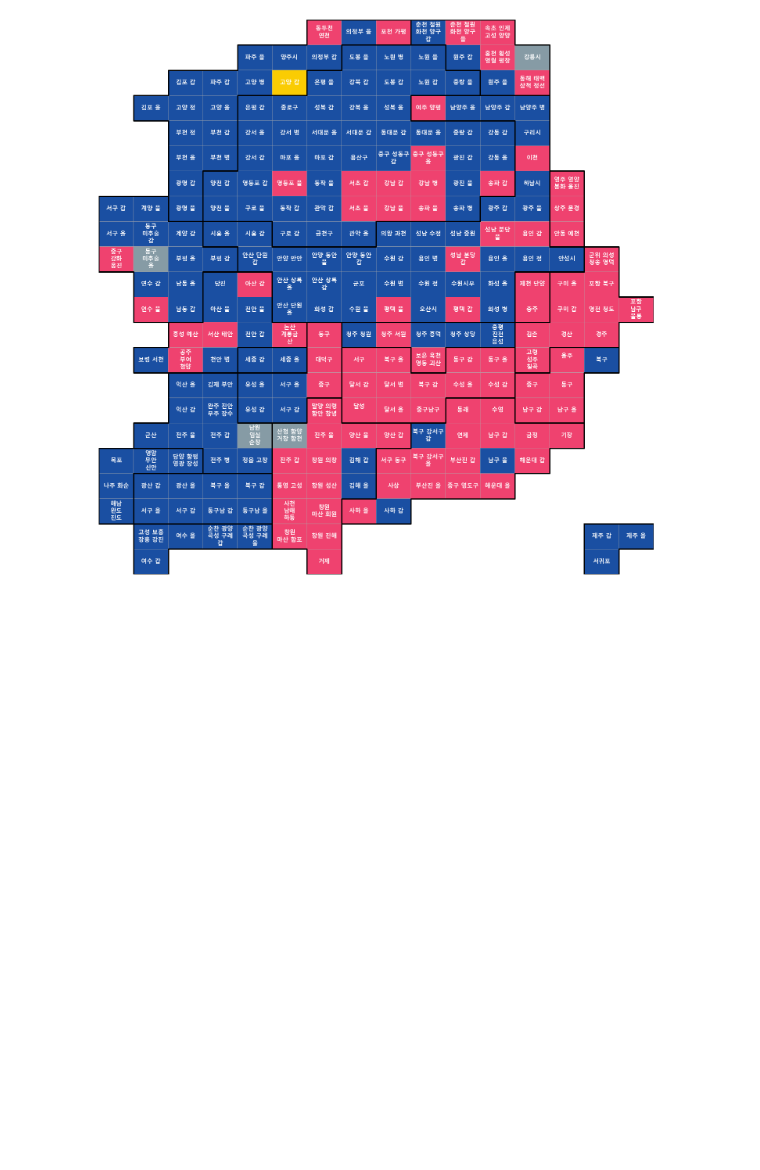
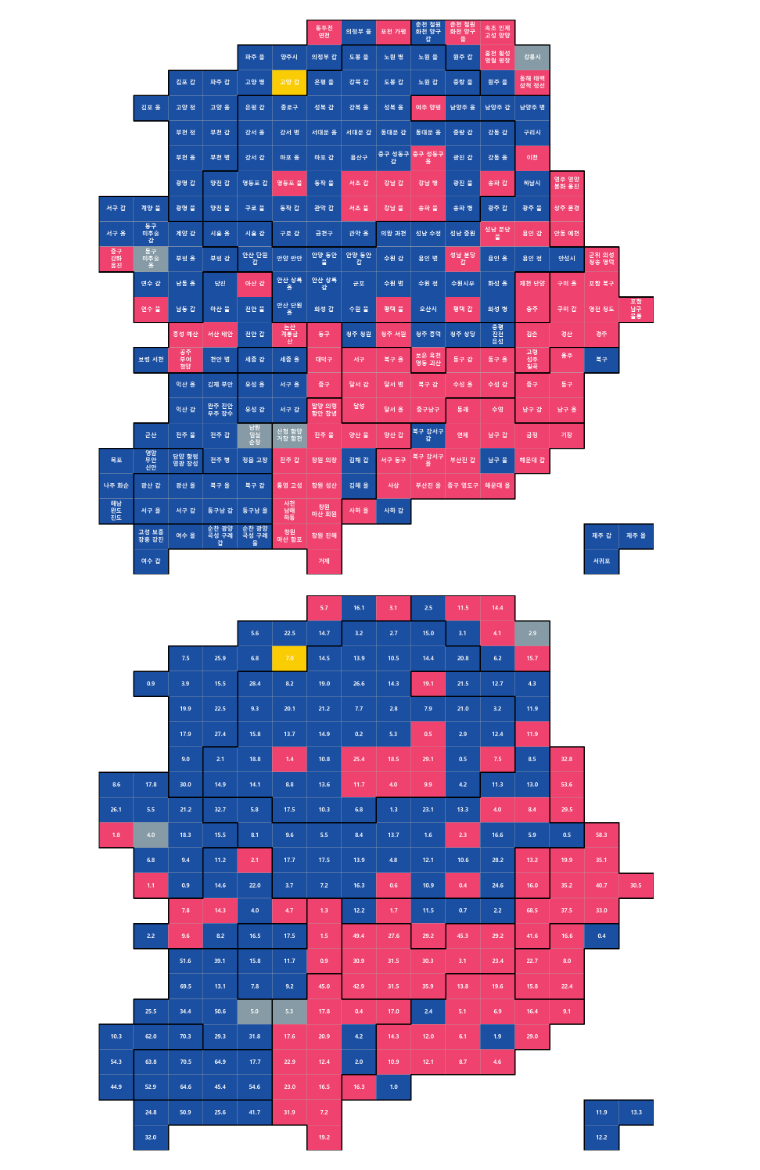
Before and after one commit to BAEM1N/korea-election-analysis, a Jupyter notebook: notebooks/06. 출구조사 데이터 수집 및 시각화.ipynb, the cells around one changed output. Cells and saved outputs as stored; diff of their text form; code cells hidden in the pictures; blank space fills up the shorter version.

Commit message:
update notebook, data, image

```diff
--- a/notebooks/06. 출구조사 분석.ipynb
+++ b/notebooks/06. 출구조사 데이터 수집 및 시각화.ipynb
@@ -255,0 +258,24 @@ plt.show()
+# %%
+df_election['갭'] = round(abs(df_election['확률_1'].str.replace('%', '').astype('float')-df_election['확률_2'].str.replace('%', '').astype('float')),2)
+# %%
+plt.figure(figsize=(20, 20))
+
+plt.pcolor(final, cmap=cm, edgecolor='#aaaaaa', linewidth=0.5)
+
+for idx, row in df_election.iterrows():
+    name = row['갭']
+    plt.annotate(name, (row['X']+0.5, row['Y']+0.5), weight='bold',
+                 fontsize=15, ha='center', va='center', color='white')
+
+for path in BORDER_LINES:
+    x, y = path
+    plt.plot(x, y, c='black', lw=3)
+
+plt.gca().invert_yaxis()
+
+plt.axis('off')
+plt.tight_layout()
+plt.savefig('../출구조사차이.png')
+plt.show()
+# %% [output]
+[figure, added]
```
Also changed, not shown: parts of 1 cell of this notebook, 11 other files.
